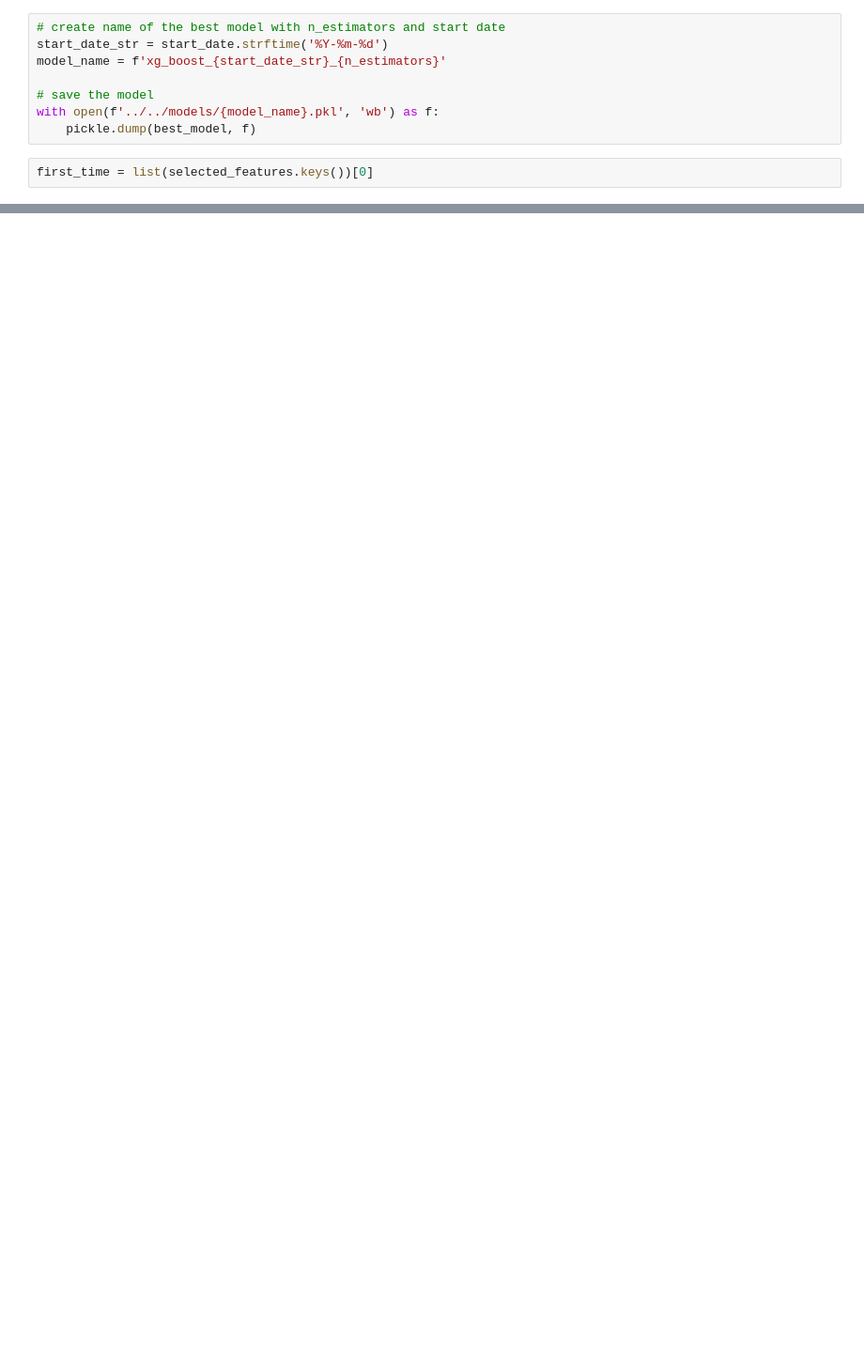
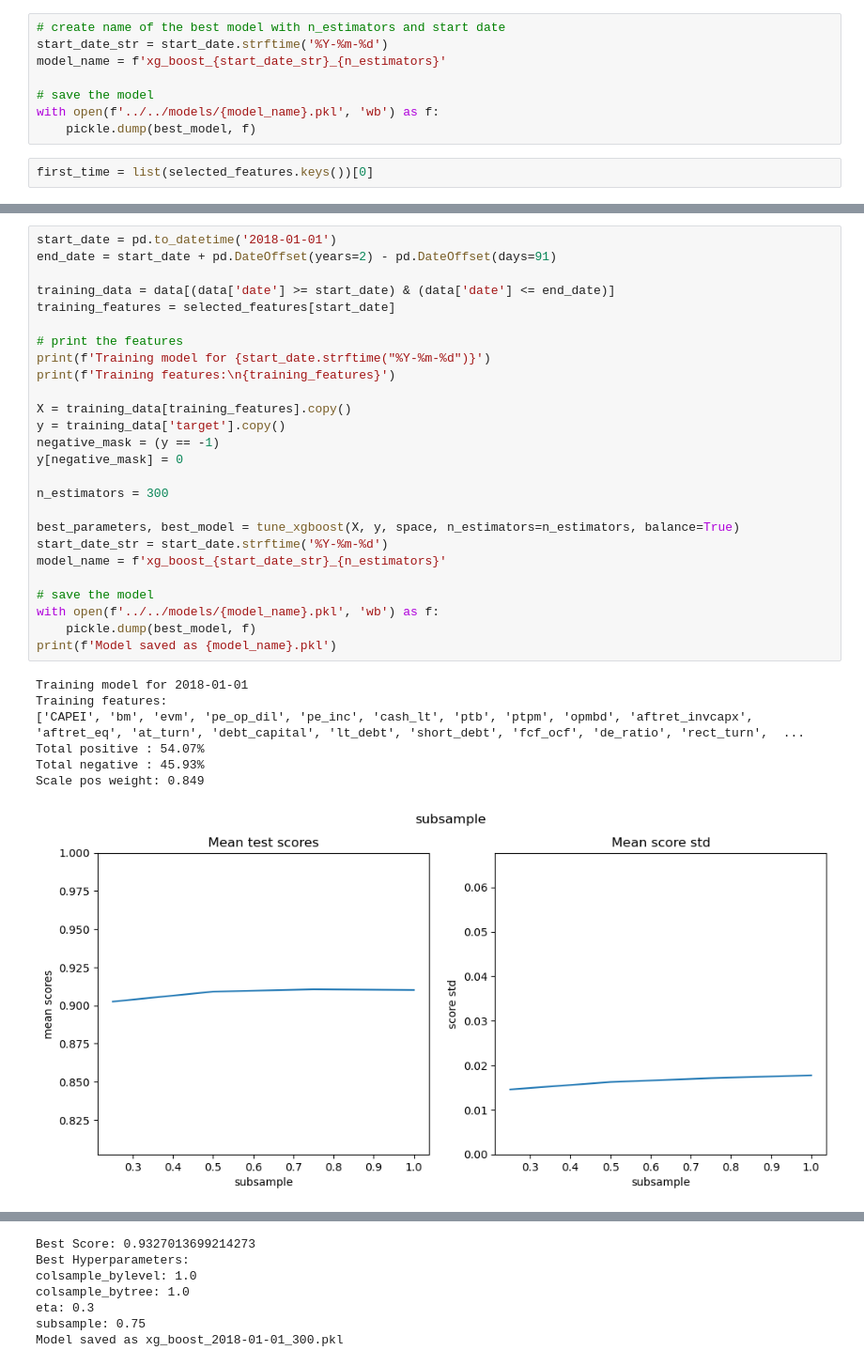
Before and after one commit to NotFrancee/bsic_hephaestus_paper, a Jupyter notebook: src/xgboost/xgboost.ipynb, the cells around one changed output, grey strips where cells are left out. Shown at 94% size. Cells and saved outputs as stored; diff of their text form; blank space fills up the shorter version.

```diff
--- a/src/xgboost/xgboost.ipynb
+++ b/src/xgboost/xgboost.ipynb
@@ -231,0 +236,34 @@ Scale pos weight: 0.642
+# %%
+start_date = pd.to_datetime('2018-01-01')
+end_date = start_date + pd.DateOffset(years=2) - pd.DateOffset(days=91)
+
+training_data = data[(data['date'] >= start_date) & (data['date'] <= end_date)]
+training_features = selected_features[start_date]
+
+# print the features
+print(f'Training model for {start_date.strftime("%Y-%m-%d")}')
+print(f'Training features:\n{training_features}')
+
+X = training_data[training_features].copy()
+y = training_data['target'].copy()
+negative_mask = (y == -1)
+y[negative_mask] = 0
+
+n_estimators = 300
+
+best_parameters, best_model = tune_xgboost(X, y, space, n_estimators=n_estimators, balance=True)
+start_date_str = start_date.strftime('%Y-%m-%d')
+model_name = f'xg_boost_{start_date_str}_{n_estimators}'
+
+# save the model
+with open(f'../../models/{model_name}.pkl', 'wb') as f:
+    pickle.dump(best_model, f)
+print(f'Model saved as {model_name}.pkl')
+# %% [output]
+Training model for 2018-01-01
+Training features:
+['CAPEI', 'bm', 'evm', 'pe_op_dil', 'pe_inc', 'cash_lt', 'ptb', 'ptpm', 'opmbd', 'aftret_invcapx', 'aftret_eq', 'at_turn', 'debt_capital', 'lt_debt', 'short_debt', 'fcf_ocf', 'de_ratio', 'rect_turn',  ...
+Total positive : 54.07%
+Total negative : 45.93%
+Scale pos weight: 0.849
+[figure, added]
@@ -231,0 +273,7 @@ Scale pos weight: 0.642
+Best Score: 0.9327013699214273
+Best Hyperparameters:
+colsample_bylevel: 1.0
+colsample_bytree: 1.0
+eta: 0.3
+subsample: 0.75
+Model saved as xg_boost_2018-01-01_300.pkl
```
Also changed, not shown: parts of 5 cells of this notebook, 2 other files.
